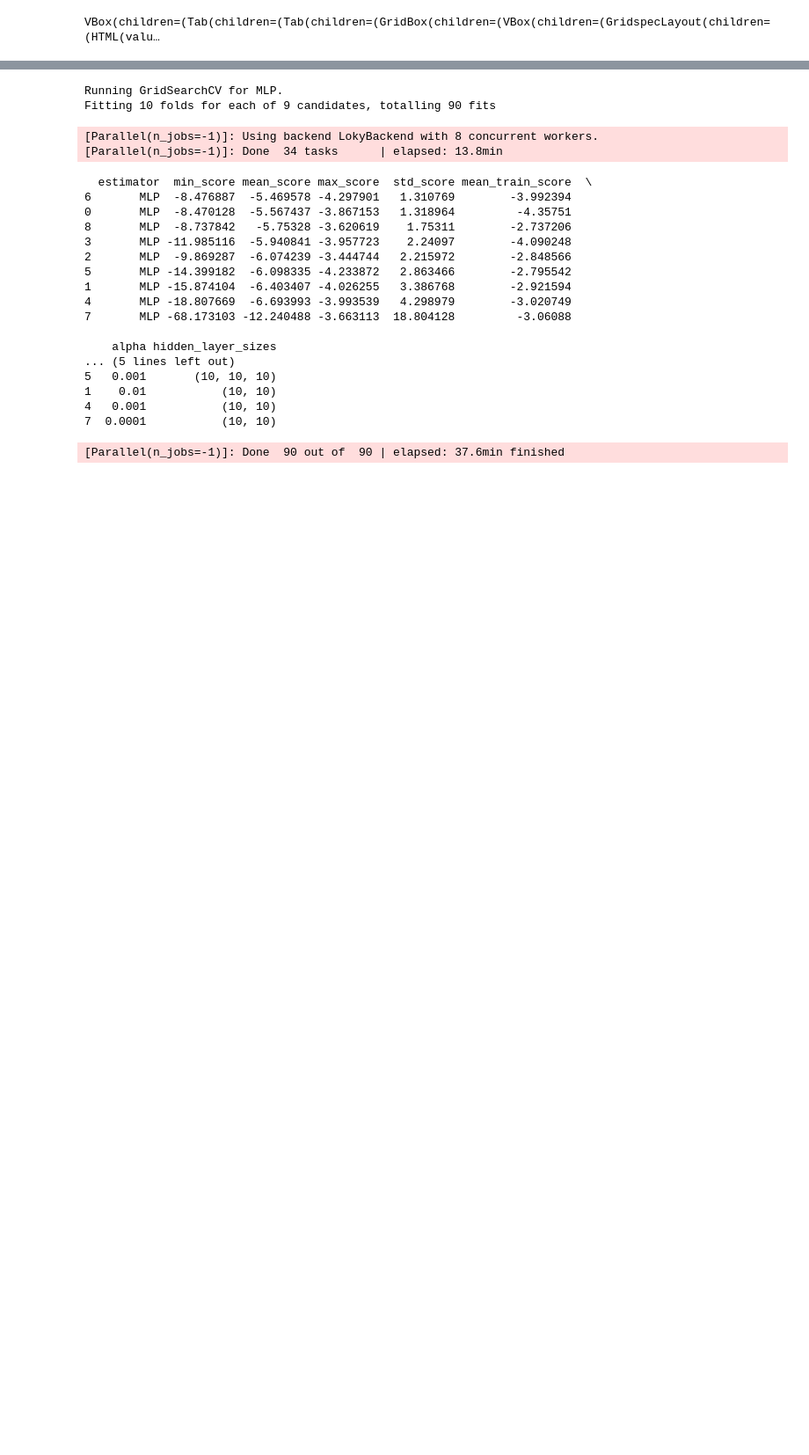
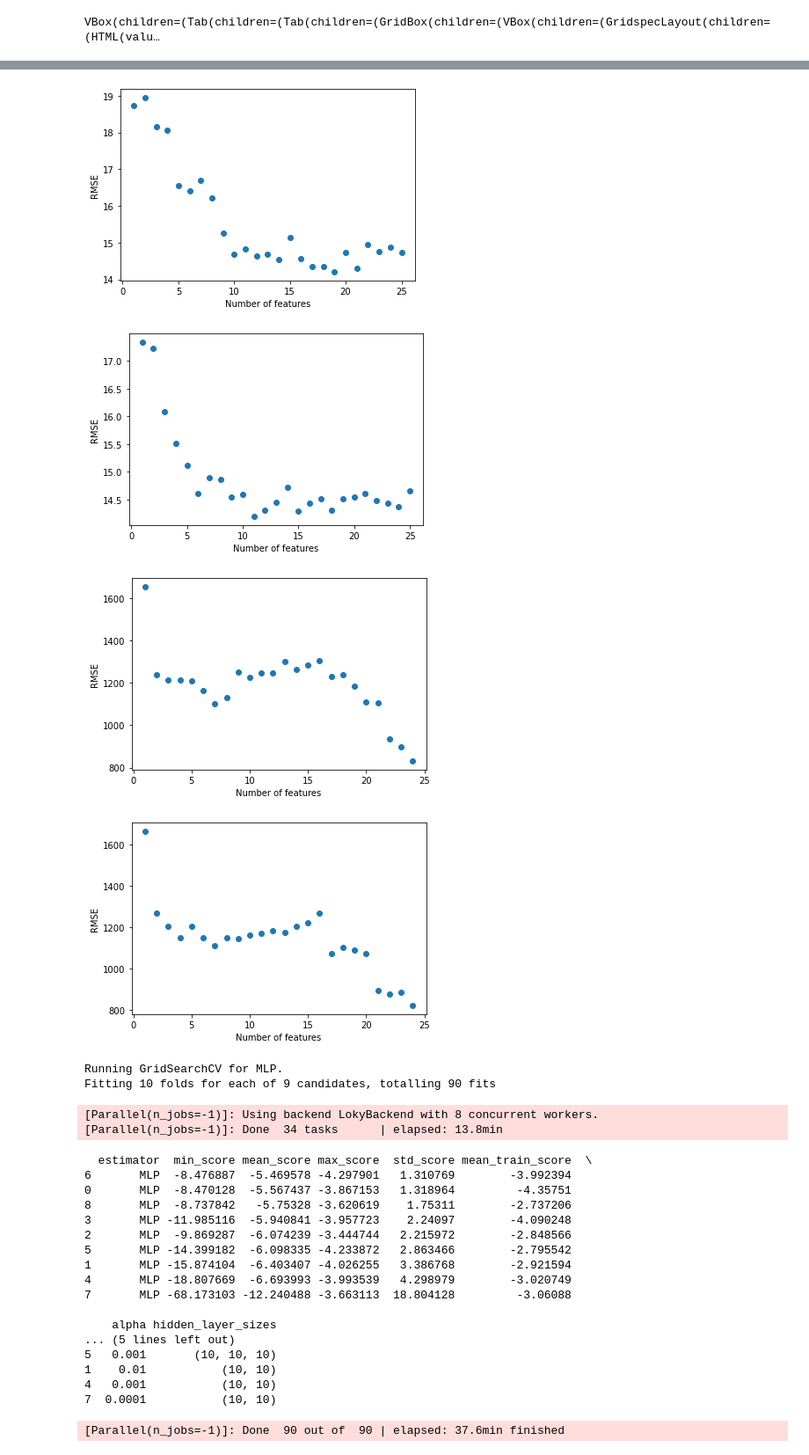
Before and after one commit to ztucker4/ECE219_Winter2021, a Jupyter notebook: Project_4/Project_4.ipynb, the cells around one changed output, grey strips where cells are left out. Shown at 88% size. Saved outputs shown, nothing was run; the diff lists cells and outputs as text; code cells hidden in the pictures; blank space fills up the shorter version.

```diff
--- a/Project_4/Project_4.ipynb
+++ b/Project_4/Project_4.ipynb
@@ -313,6 +307,7 @@ vid_df_preprocessed = preprocess_vid.fit_transform(vid_df_preprocessed)
 
 from sklearn.feature_selection import mutual_info_regression, f_regression, SelectKBest
 from sklearn.model_selection import cross_val_score
+from sklearn.neural_network import MLPRegressor
 
 #Get validation RMSE when using top feature, top 2 features, top 3 features, etc. and plot the results
 #Use f_regression and mutual_info_regression to get top features
@@ -326,7 +321,7 @@ def get_topk_f_features_rmse(X, y, classifier):
     rmse_vals = []
     for k in range(X.shape[1]):
         new_X = X[:, sorted_indices[:k+1]]
-        rmse_vals.append(np.average(cross_val_score(classifier, new_X, y, cv=10, n_jobs=-1)))
+        rmse_vals.append(np.average(cross_val_score(classifier, new_X, y, cv=10, n_jobs=-1, scoring='neg_root_mean_squared_error')))
     return rmse_vals
 
 def get_topk_mut_features_rmse(X, y, classifier):
@@ -337,7 +332,7 @@ def get_topk_mut_features_rmse(X, y, classifier):
     rmse_vals = []
     for k in range(X.shape[1]):
         new_X = X[:, sorted_indices[:k+1]]
-        rmse_vals.append(np.average(cross_val_score(classifier, new_X, y, cv=10, n_jobs=-1)))
+        rmse_vals.append(np.average(cross_val_score(classifier, new_X, y, cv=10, n_jobs=-1, scoring='neg_root_mean_squared_error')))
     return rmse_vals
 
 #Can change later
@@ -370,3 +367,45 @@ NameError: name 'MLPRegressor' is not defined
+# %%
+#Q9 Plot the results
+
+suic_feat = np.arange(1, suic_df_preprocessed.shape[1] + 1)
+bike_feat = np.arange(1, bike_df_preprocessed.shape[1] + 1)
+vid_feat = np.arange(1, vid_df_preprocessed.shape[1] + 1)
+
+
+plt.scatter(suic_feat, -np.asarray(rmse_suic_mut), label="Mutual Information Regression Selection")
+plt.xlabel("Number of features")
+plt.ylabel("RMSE")
+plt.show()
+
+plt.scatter(suic_feat, -np.asarray(rmse_suic_f), label="F Regression Selection")
+plt.xlabel("Number of features")
+plt.ylabel("RMSE")
+plt.show()
+
+plt.scatter(bike_feat, -np.asarray(rmse_bike_mut), label="Mutual Information Regression Selection")
+plt.xlabel("Number of features")
+plt.ylabel("RMSE")
+plt.show()
+
+plt.scatter(bike_feat, -np.asarray(rmse_bike_f), label="F Regression Selection")
+plt.xlabel("Number of features")
+plt.ylabel("RMSE")
+plt.show()
+
+plt.scatter(vid_feat, -np.asarray(rmse_vid_mut), label="Mutual Information Regression Selection")
+plt.xlabel("Number of features")
+plt.ylabel("RMSE")
+plt.show()
+
+plt.scatter(vid_feat, -np.asarray(rmse_vid_f), label="F Regression Selection")
+plt.xlabel("Number of features")
+plt.ylabel("RMSE")
+plt.show()
+# %% [output]
+[figure, added]
+[figure, added]
+[figure, added]
+[figure, added]
 # %%
 #From project 1
 class EstimatorSelectionHelper:
```
Also changed, not shown: parts of 22 cells of this notebook.
